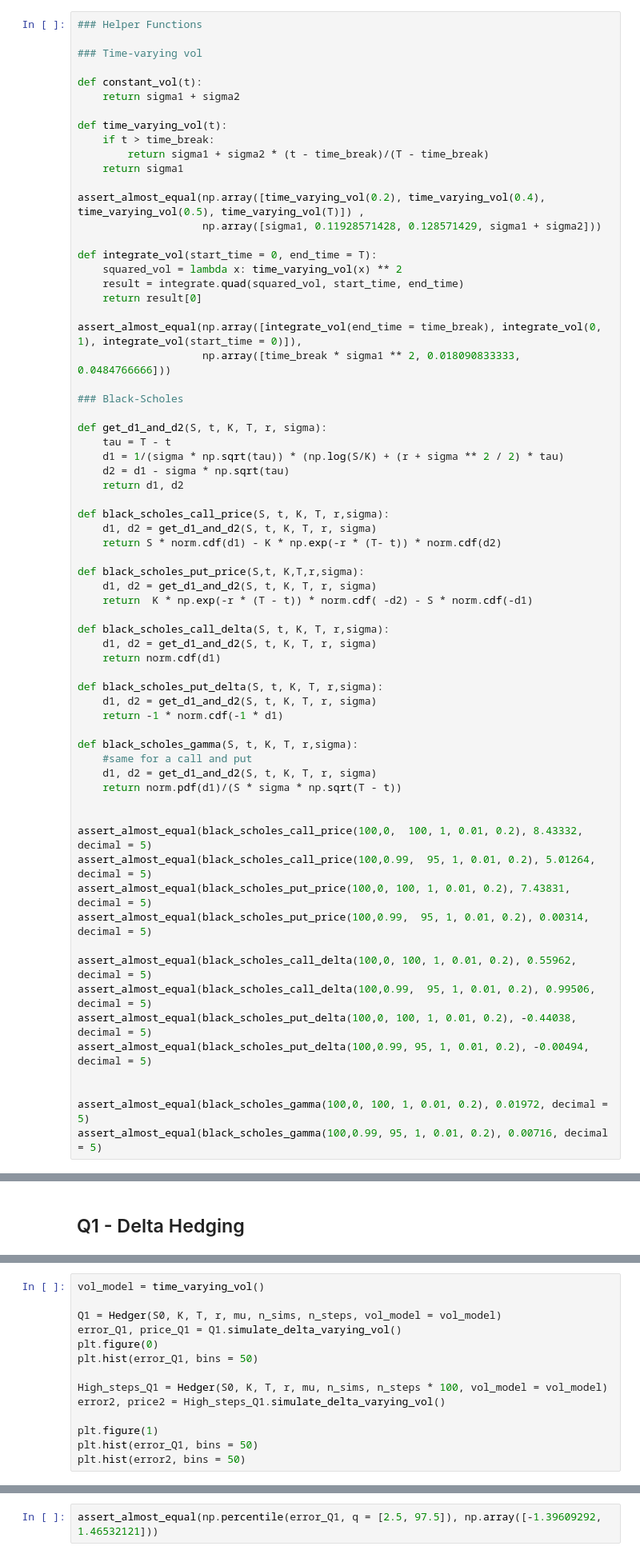
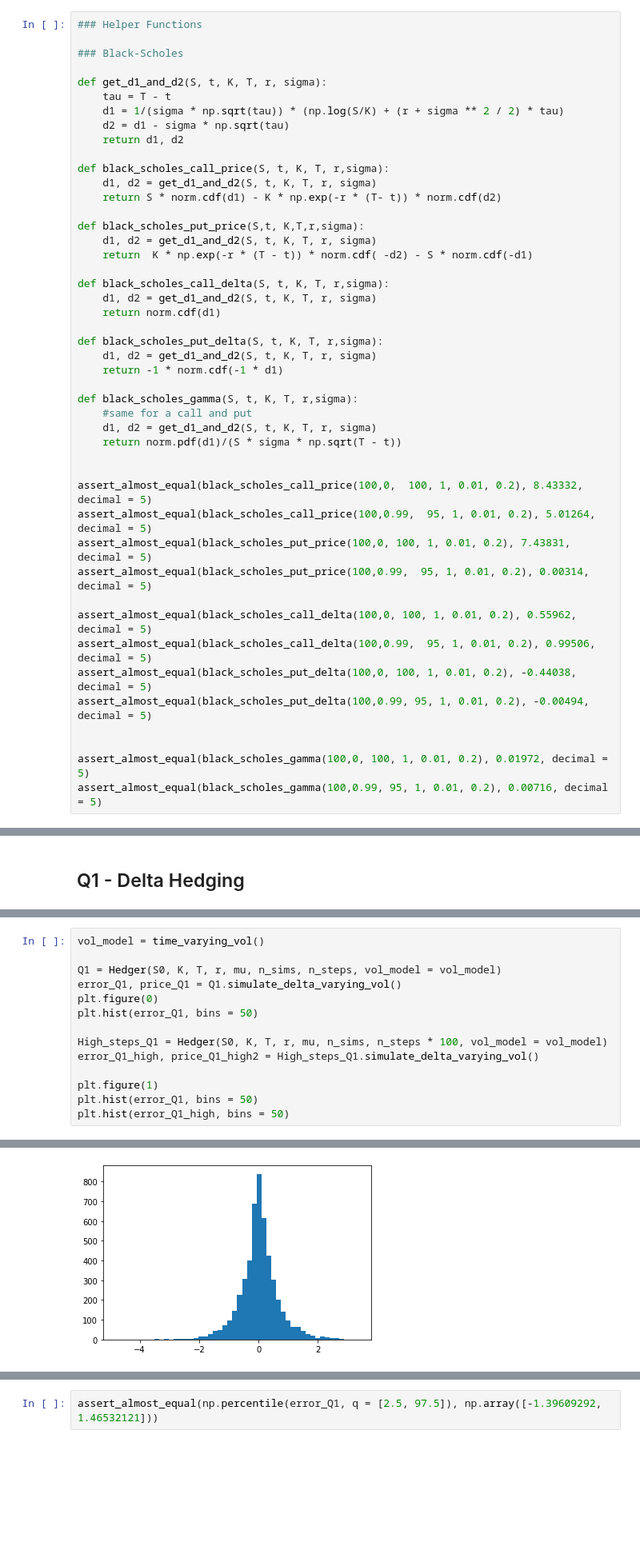
Before and after one commit to Jamjam1729/Masters_Coursework, a Jupyter notebook: FM06 Coursework.ipynb, the cells around one changed output, grey strips where cells are left out. Shown: that part at 80% size. Cells and saved outputs as stored; diff of their text form; blank space fills up the shorter version.

```diff
--- a/FM06 Coursework.ipynb
+++ b/FM06 Coursework.ipynb
@@ -23,27 +23,6 @@ n_sims = 5_000 #default value, overwritten later
 n_steps = int(T * 365) #Assume time in years, this is daily time-steps
 # %%
 ### Helper Functions
-
-### Time-varying vol
-
-def constant_vol(t):
-    return sigma1 + sigma2
-
-def time_varying_vol(t):
-    if t > time_break:
-        return sigma1 + sigma2 * (t - time_break)/(T - time_break)
-    return sigma1
-
-assert_almost_equal(np.array([time_varying_vol(0.2), time_varying_vol(0.4), time_varying_vol(0.5), time_varying_vol(T)]) ,
-                    np.array([sigma1, 0.11928571428, 0.128571429, sigma1 + sigma2]))
-
-def integrate_vol(start_time = 0, end_time = T):
-    squared_vol = lambda x: time_varying_vol(x) ** 2
-    result = integrate.quad(squared_vol, start_time, end_time)
-    return result[0]
-
-assert_almost_equal(np.array([integrate_vol(end_time = time_break), integrate_vol(0, 1), integrate_vol(start_time = 0)]),
-                    np.array([time_break * sigma1 ** 2, 0.018090833333, 0.0484766666]))
 
 ### Black-Scholes
 
@@ -230,9 +213,9 @@ plt.figure(0)
 plt.hist(error_Q1, bins = 50)
 
 High_steps_Q1 = Hedger(S0, K, T, r, mu, n_sims, n_steps * 100, vol_model = vol_model)
-error2, price2 = High_steps_Q1.simulate_delta_varying_vol()
+error_Q1_high, price_Q1_high2 = High_steps_Q1.simulate_delta_varying_vol()
 
 plt.figure(1)
 plt.hist(error_Q1, bins = 50)
-plt.hist(error2, bins = 50)
+plt.hist(error_Q1_high, bins = 50)
 # %% [output]
@@ -239,0 +239 @@ UnboundLocalError: local variable 'hedge_option_at_t' referenced before assignme
+[figure, added]
```
Also changed, not shown: parts of 8 cells of this notebook.
